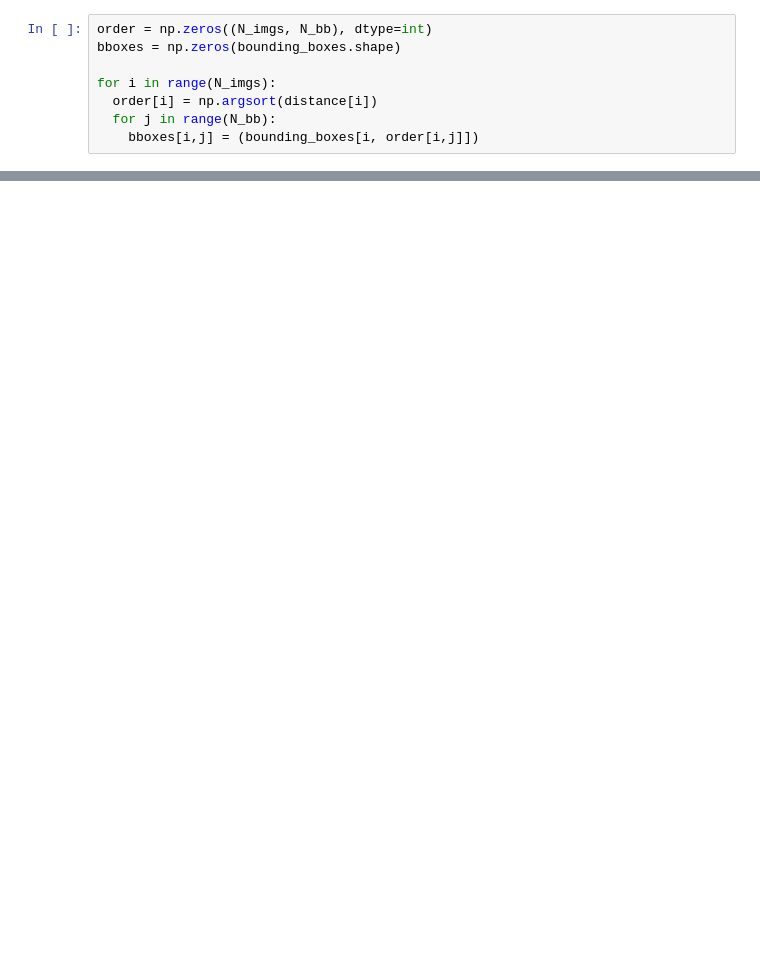
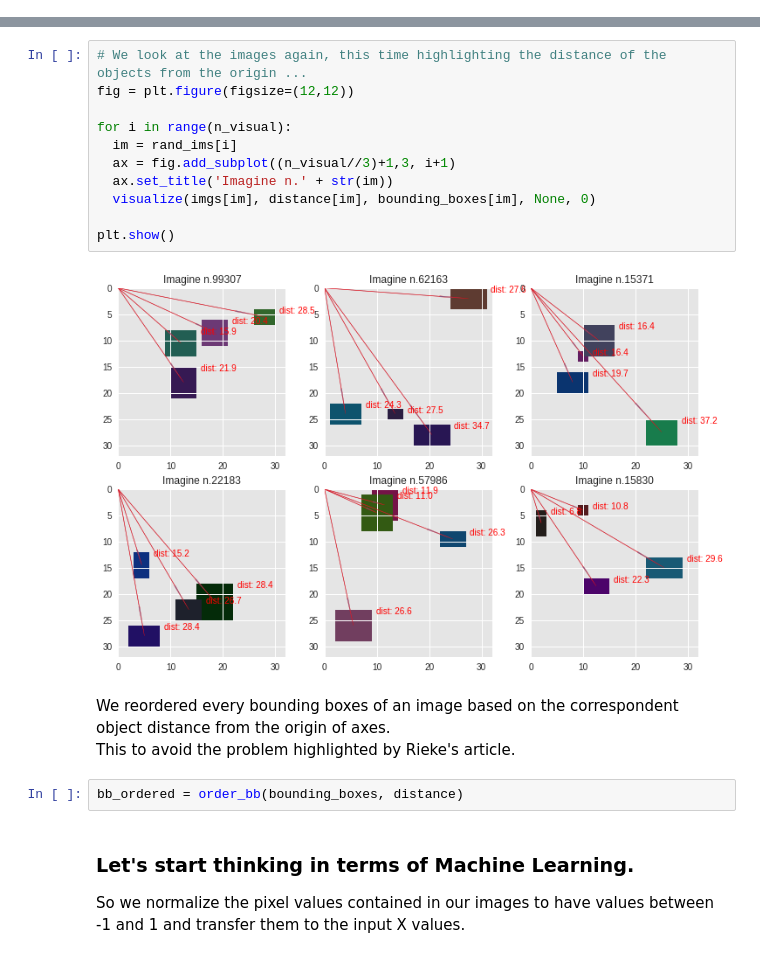
Before and after one commit to MarcoFosci/PythonNotebook, a Jupyter notebook: Shape_Detection.ipynb, the cells around one changed output, grey strips where cells are left out. Saved outputs shown, nothing was run; the diff lists cells and outputs as text; blank space fills up the shorter version.

```diff
--- a/Shape_Detection.ipynb
+++ b/Shape_Detection.ipynb
@@ -145,8 +98,0 @@ We rearrange the bounding boxes based on the distance from the origin of the obj
-# %%
-order = np.zeros((N_imgs, N_bb), dtype=int)
-bboxes = np.zeros(bounding_boxes.shape)
-
-for i in range(N_imgs):
-  order[i] = np.argsort(distance[i])
-  for j in range(N_bb):
-    bboxes[i,j] = (bounding_boxes[i, order[i,j]])
@@ -553,0 +116,21 @@ Anyway, the network is certainly improvable. From this base I will carry out oth
+# %%
+# We look at the images again, this time highlighting the distance of the objects from the origin ...
+fig = plt.figure(figsize=(12,12))
+
+for i in range(n_visual):
+  im = rand_ims[i]
+  ax = fig.add_subplot((n_visual//3)+1,3, i+1)
+  ax.set_title('Imagine n.' + str(im))
+  visualize(imgs[im], distance[im], bounding_boxes[im], None, 0)
+
+plt.show()
+# %% [output]
+[figure, added]
+# %% [markdown]
+
+We reordered every bounding boxes of an image based on the correspondent object distance from the origin of axes. <br/>This to avoid the problem highlighted by Rieke's article.
+# %%
+bb_ordered = order_bb(bounding_boxes, distance)
+# %% [markdown]
+### Let's start thinking in terms of Machine Learning.  <br/>
+So we normalize the pixel values contained in our images to have values between -1 and 1 and transfer them to the input X values.
```
Also changed, not shown: parts of 68 cells of this notebook.
